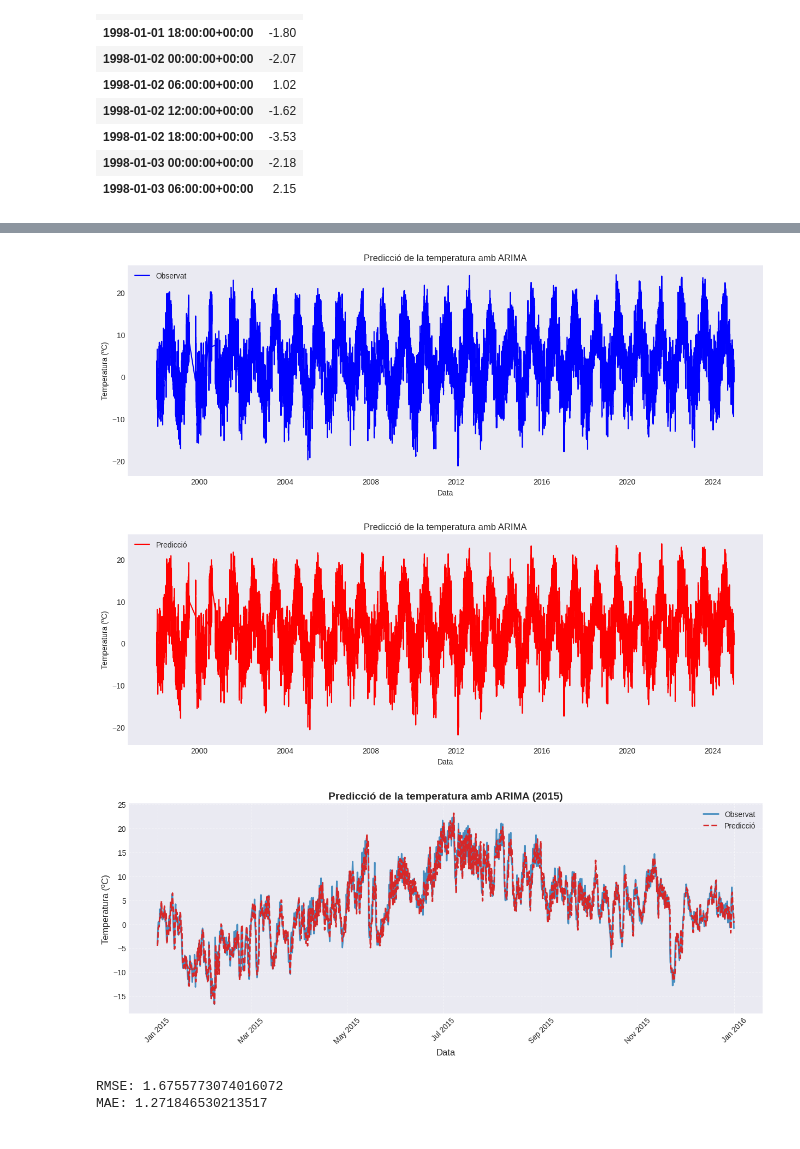
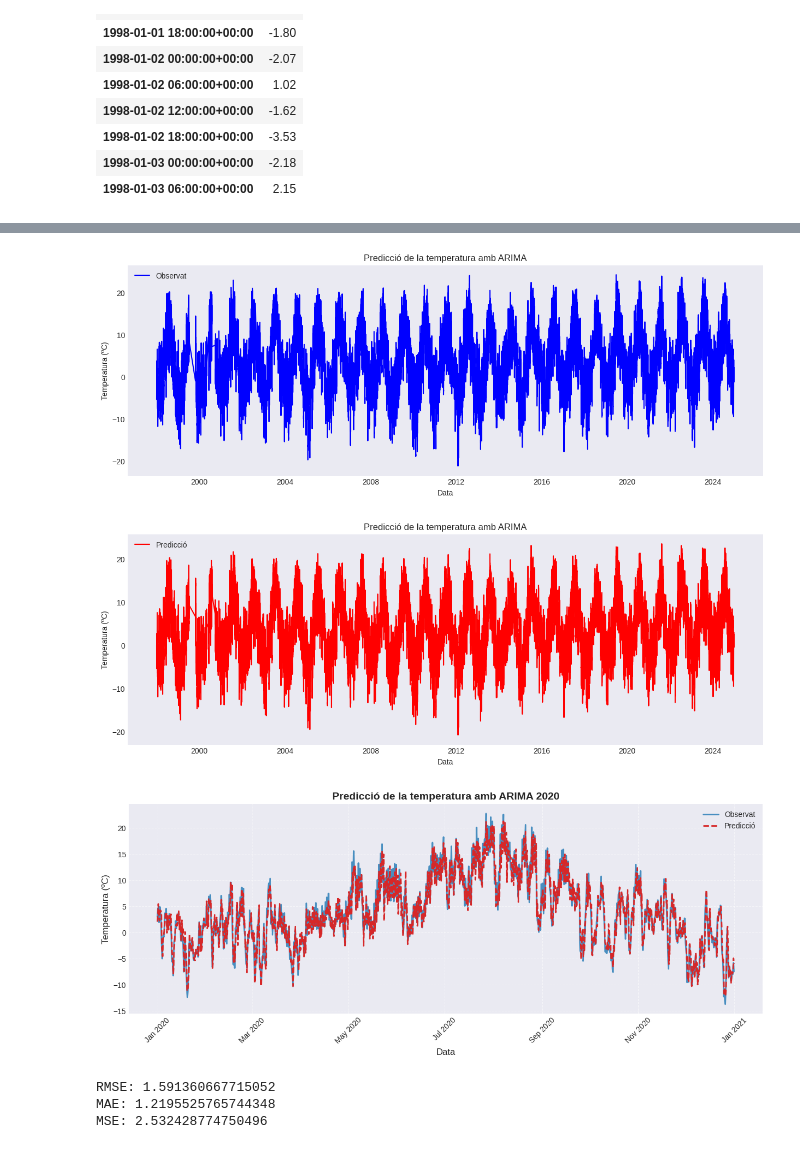
Before and after one commit to Paurro/TFM_SCM_Temperature_Forecasting_ML, a Jupyter notebook: models_prediccio/forecast_primers_casos/arima_model.ipynb, the cells around one changed output, grey strips where cells are left out. Cells and saved outputs as stored; diff of their text form; code cells hidden in the pictures.

```diff
--- a/models_prediccio/forecast_primers_casos/arima_model.ipynb
+++ b/models_prediccio/forecast_primers_casos/arima_model.ipynb
@@ -177,3 +164,32 @@ Covariance Type:                  opg
 
 Warnings:
 [1] Covariance matrix calculated using the outer product of gradients (complex-step).
+# %%
+# Predicció de tota la serie temporal
+
+# Realitzem la predicció
+# Funcio get_prediction() retorna un objecte PredictionResults on tambe s'inclouen els intervals de confiança i altres estadístiques
+# Si nomes volguessim la predicció, podríem utilitzar la funció predict() que retorna un array amb les prediccions
+predictions = model.get_prediction(start=data.index[0], end=data.index[-1], dynamic=False)
+
+# Obtenim les prediccions i els intervals de confiança a partir de l'objecte PredictionResults
+predicted_value = predictions.predicted_mean # Predicció
+conf_int = predictions.conf_int() # Interval de confiança
+
+# Afegir les prediccions al dataframe original en una columna nova
+data['predicted_values'] = predicted_value
+data['predicted_lower'] = conf_int['lower valor']
+data['predicted_upper'] = conf_int['upper valor']
+
+# afegim columna de error
+data['error'] = data['valor'] - data['predicted_values']
+# afegim columna de error quadrat
+data['error_squared'] = data['error'] ** 2
+# afegim columna de error absolut
+data['error_absolute'] = data['error'].abs()
+# afegim columna de error absolut quadrat
+data['error_absolute_squared'] = data['error_absolute'] ** 2
+
+
+# Mostrem les primeres files del dataframe amb les prediccions
+data.head(10)
@@ -180,13 +209,5 @@ Warnings:
 # %%
-# Predicció de tota la serie temporal
 
-# Realitzem la predicció
-predictions = model.get_prediction(start=data.index[0], end=data.index[-1], dynamic=False)
-
-# Obtenim els valors predits i els intervals de confiança
-
-predicted_mean = predictions.predicted_mean
-predicted_ci = predictions.conf_int()
 # Plotem els resultats
 plt.figure(figsize=(15, 5))
 plt.plot(data['valor'], label='Observat', color='blue')
@@ -202,7 +223,7 @@ plt.show()
 # Plot predicció
 
 plt.figure(figsize=(15, 5))
-plt.plot(predicted_mean, label='Predicció', color='red')
+plt.plot(predicted_value, label='Predicció', color='red')
 plt.title('Predicció de la temperatura amb ARIMA')
 plt.xlabel('Data')
 plt.ylabel('Temperatura (ºC)')
@@ -211,54 +232,59 @@ plt.grid()
 plt.show()
 # %% [output]
 [figure]
-[figure, old version]
+[figure, new version]
 # %%
 # Mateix plot pero ens fixem nomes en 2015
 
 import matplotlib.pyplot as plt
 import matplotlib.dates as mdates
 
+any = '2020'
+
 plt.style.use("seaborn-v0_8-darkgrid")  # Millora l'estil del gràfic
 
 fig, ax = plt.subplots(figsize=(15, 5))
 
 # Gràfica de dades observades
-ax.plot(data['valor']['2015'], label='Observat', color='#1f77b4', linewidth=2, alpha=0.8)
+ax.plot(data['valor'][any], label='Observat', color='#1f77b4', linewidth=2, alpha=0.8)
 
 # Gràfica de la predicció
-ax.plot(predicted_mean['2015'], label='Predicció', color='#d62728', linestyle='dashed', linewidth=2)
+ax.plot(predicted_value[any], label='Predicció', color='#d62728', linestyle='dashed', linewidth=2)
 
-# Si tens intervals de confiança, afegeix una banda d’ombra
-if 'conf_int' in locals():  # Comprova si tens intervals
-    lower_bound = conf_int.loc['2015', 'lower valor']
-    upper_bound = conf_int.loc['2015', 'upper valor']
-    ax.fill_between(predicted_mean.index, lower_bound, upper_bound, color='red', alpha=0.2, label='Interval confiança')
+# Gràfica de l'interval de confiança
+# ax.fill_between(data.index[any], data['predicted_lower'][any],data['predicted_upper'][any], color='gray', alpha=0.2, label='Interval de confiança')
+
 
 # Format de la graella i de les dates
 ax.xaxis.set_major_formatter(mdates.DateFormatter('%b %Y'))  # Format curt de mes i any
 plt.xticks(rotation=45)
 
 # Etiquetes i títol
-plt.title('Predicció de la temperatura amb ARIMA (2015)', fontsize=14, fontweight='bold')
+plt.title(f'Predicció de la temperatura amb ARIMA {any}', fontsize=14, fontweight='bold')
 plt.xlabel('Data', fontsize=12)
 plt.ylabel('Temperatura (ºC)', fontsize=12)
 
 # Llegenda i grid
 plt.legend()
 plt.grid(True, linestyle='--', alpha=0.5)
 
 plt.show()
 # %% [output]
-[figure, old version]
+[figure, new version]
 # %%
 # Valorem el RMSE i MAE
 # Calcula el RMSE
-rmse = np.sqrt(mean_squared_error(data['valor'], predicted_mean))
+rmse = np.sqrt(mean_squared_error(data['valor'], predicted_value))
 print('RMSE:', rmse)
 
 # Calcula el MAE
-mae = mean_absolute_error(data['valor'], predicted_mean)
+mae = mean_absolute_error(data['valor'], predicted_value)
 print('MAE:', mae)
+
+# Calcula el MSE
+mse = mean_squared_error(data['valor'], predicted_value)
+print('MSE:', mse)
 # %% [output]
-RMSE: 1.6755773074016072
-MAE: 1.271846530213517
+RMSE: 1.591360667715052
+MAE: 1.2195525765744348
+MSE: 2.532428774750496
```
Also changed, not shown: parts of 9 cells of this notebook.
